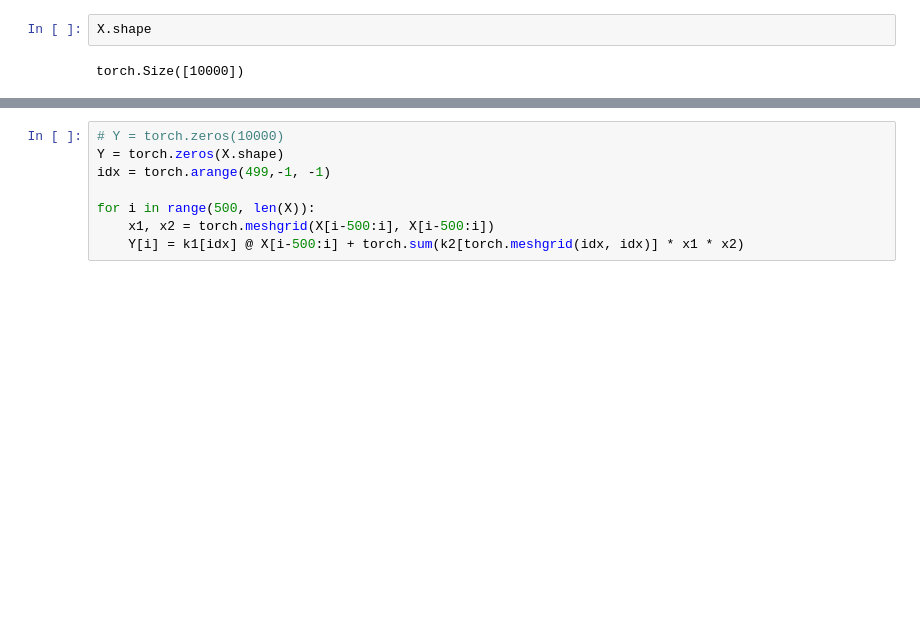
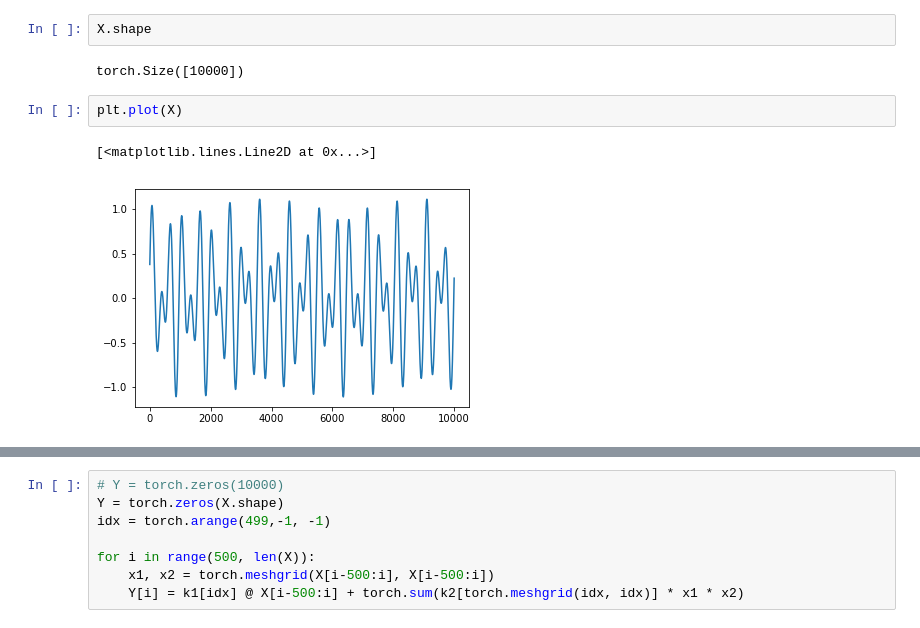
Before and after one commit to rzhu40/nwn_l2l, a Jupyter notebook: playground/volterra_data_gen.ipynb, the cells around one changed output, grey strips where cells are left out. Cells and saved outputs as stored; diff of their text form; blank space fills up the shorter version.

```diff
--- a/playground/volterra_data_gen.ipynb
+++ b/playground/volterra_data_gen.ipynb
@@ -65,3 +65,8 @@ k2    = k2bar / torch.norm(k2bar, p = 1) * 14
 X.shape
 # %% [output]
 torch.Size([10000])
+# %%
+plt.plot(X)
+# %% [output]
+[<matplotlib.lines.Line2D at 0x...>]
+[figure, added]
```
Also changed, not shown: parts of 8 cells of this notebook, 8 other files.
